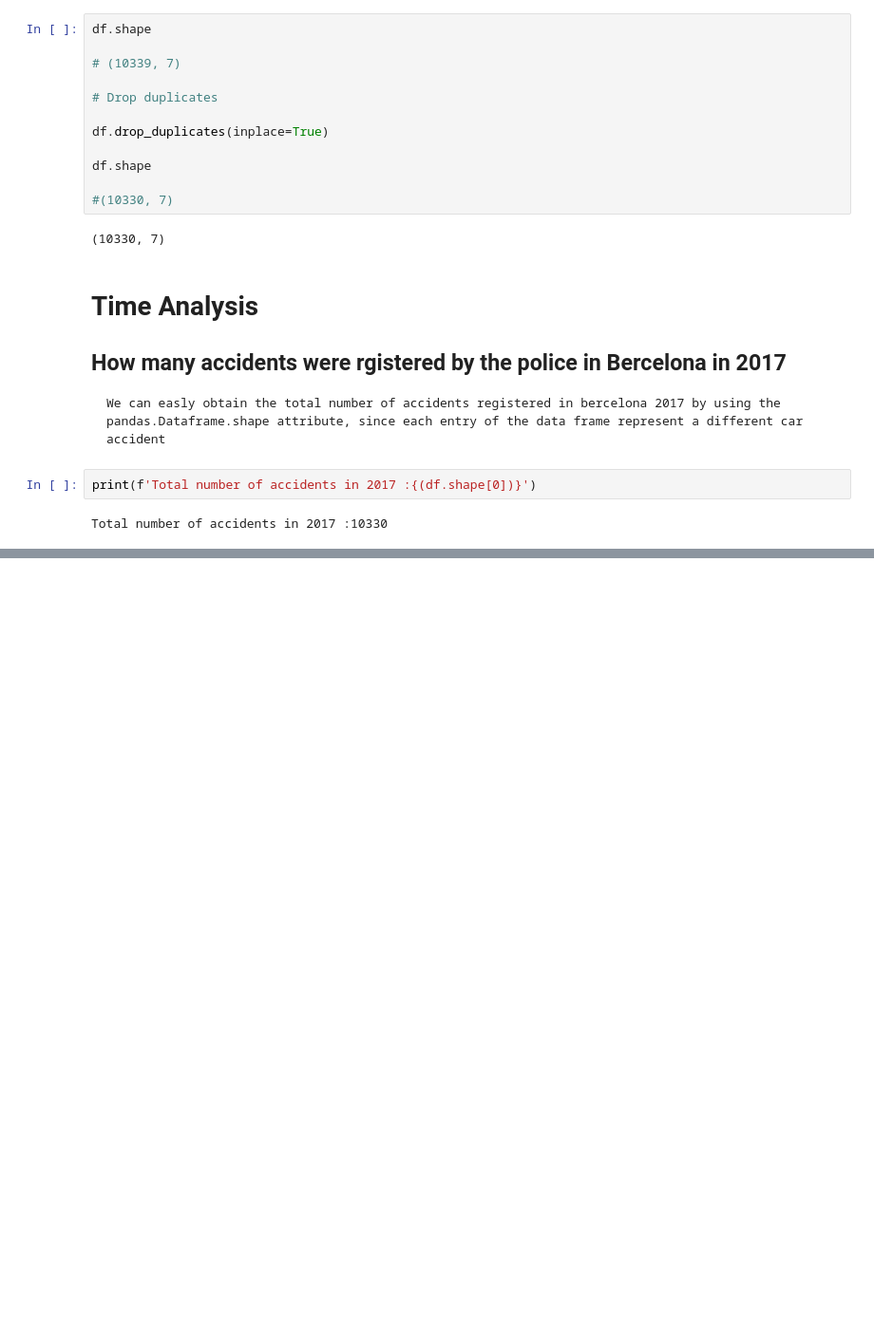
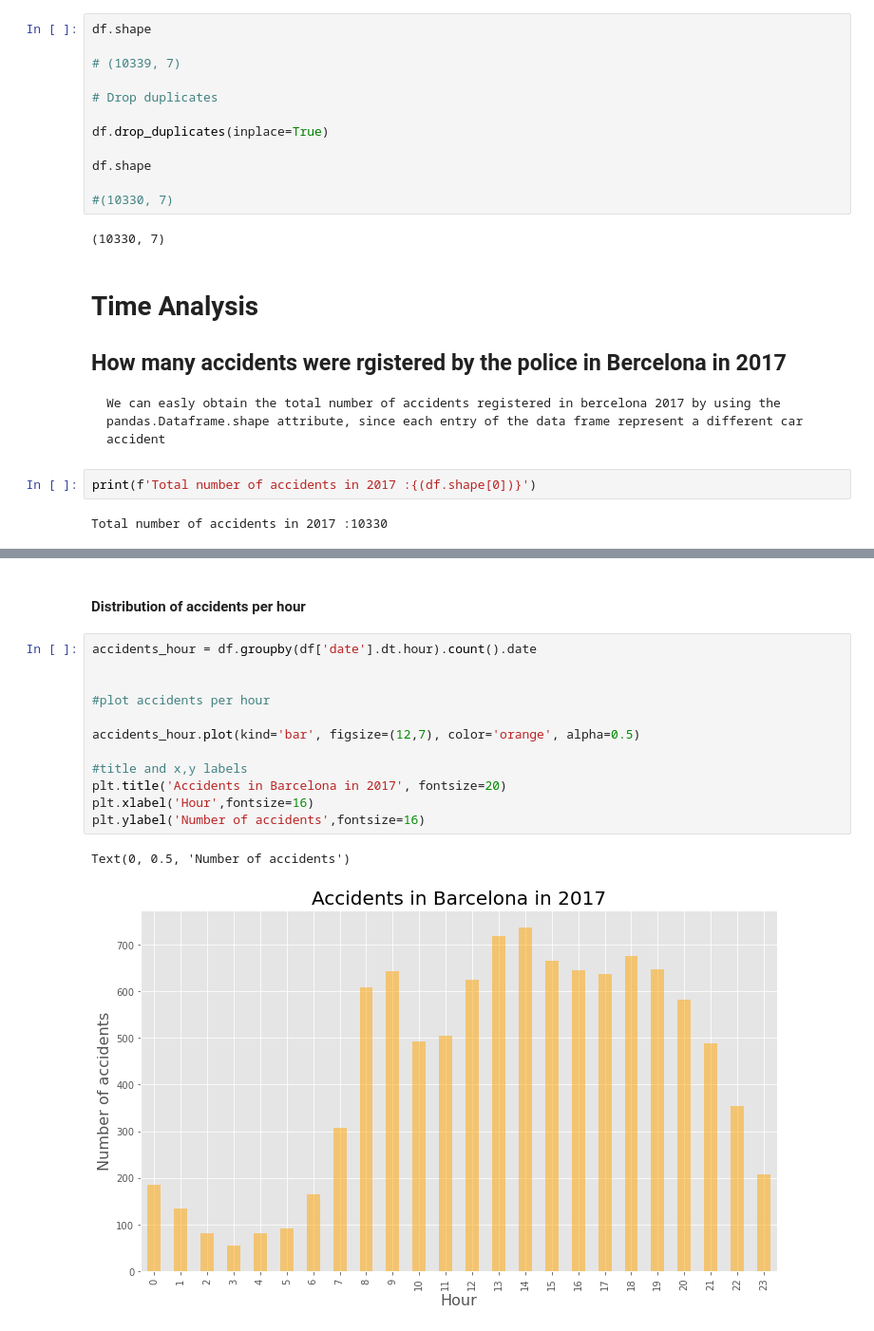
Before and after one commit to masinde70/MachineLearning_Applications_Deep_Neural_Networks, a Jupyter notebook: Barcelona_data.ipynb, the cells around one changed output, grey strips where cells are left out. Shown at 95% size. Cells and saved outputs as stored; diff of their text form; blank space fills up the shorter version.

```diff
--- a/Barcelona_data.ipynb
+++ b/Barcelona_data.ipynb
@@ -269,0 +362,17 @@ Total number of accidents in 2017 :10330
+# %% [markdown]
+#### Distribution of accidents per hour
+# %%
+accidents_hour = df.groupby(df['date'].dt.hour).count().date
+
+
+#plot accidents per hour
+
+accidents_hour.plot(kind='bar', figsize=(12,7), color='orange', alpha=0.5)
+
+#title and x,y labels
+plt.title('Accidents in Barcelona in 2017', fontsize=20)
+plt.xlabel('Hour',fontsize=16)
+plt.ylabel('Number of accidents',fontsize=16)
+# %% [output]
+Text(0, 0.5, 'Number of accidents')
+[figure, added]
```
Also changed, not shown: parts of 11 cells of this notebook.
